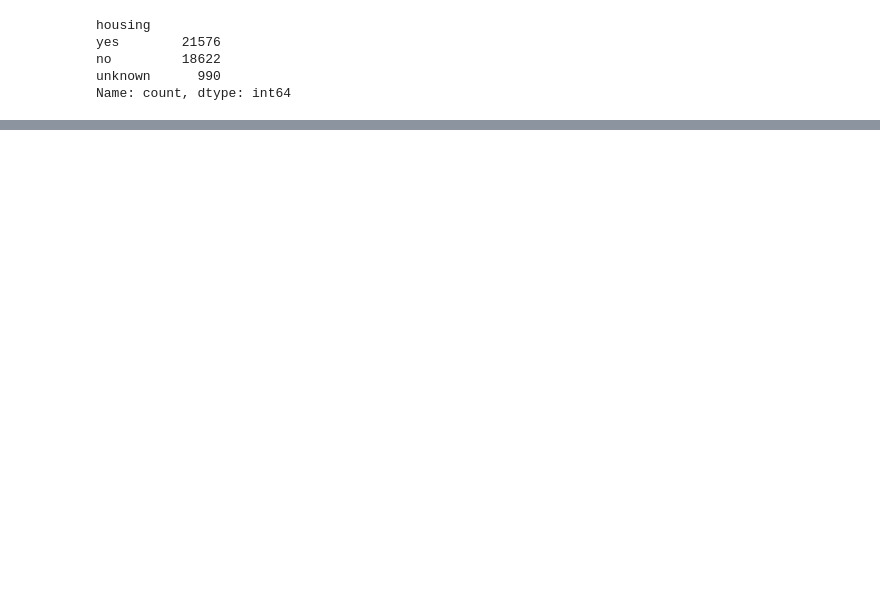
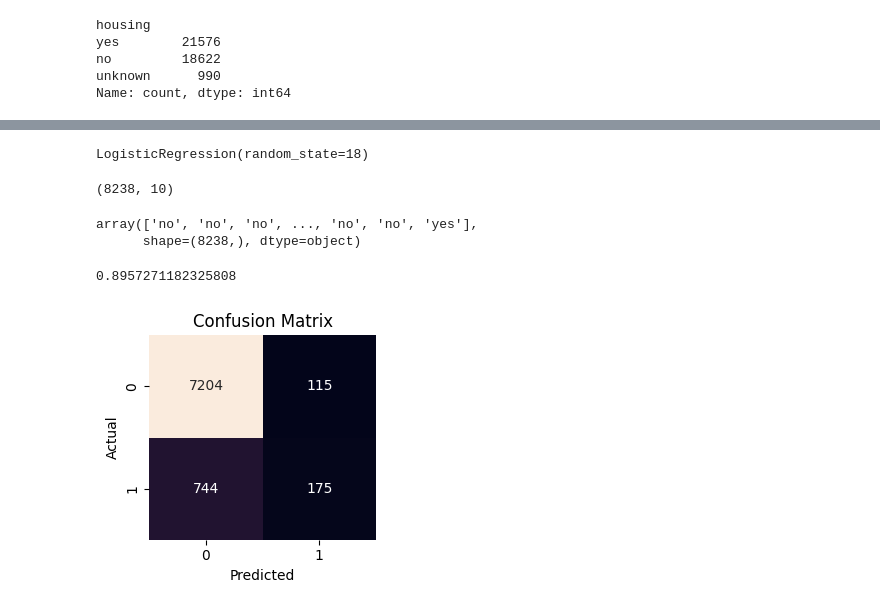
Before and after one commit to Antonio27M/ML-web-app-using-Streamlit, a Jupyter notebook: src/01-logistic-regression.ipynb, the cells around one changed output, grey strips where cells are left out. Saved outputs shown, nothing was run; the diff lists cells and outputs as text; code cells hidden in the pictures; blank space fills up the shorter version.

Commit message:
actualizacion

```diff
--- a/src/01-logistic-regression.ipynb
+++ b/src/01-logistic-regression.ipynb
@@ -296,0 +305,9 @@ plt.show()
+# %%
+norm_scaler = StandardScaler()
+
+num_variables = ['age','duration', 'campaign', 'pdays', 'cons.conf.idx', 'euribor3m']
+
+norm_features = norm_scaler.fit_transform(df_drop[num_variables])
+
+df_norm = pd.DataFrame(norm_features, index=df.index, columns=num_variables)
+df_norm.head()
@@ -296,0 +321,12 @@ plt.show()
+# %%
+num_variables = ["age", "job_le", "marital_le", "education_le", "loan_le", "contact_le", "month_le", "campaign", "duration", "housing_le"]
+norm_features_x_train  = norm_scaler.fit_transform(X_train_cat_le[num_variables])
+norm_features_x_test = norm_scaler.fit_transform(X_test_cat_le[num_variables])
+
+X_train_cat_le_scaled = pd.DataFrame(norm_features_x_train,
+                       index=X_train_cat_le.index,
+                       columns=num_variables)
+X_test_cat_le_scaled = pd.DataFrame(norm_features_x_test,
+                       index=X_test_cat_le.index,
+                       columns=num_variables)
+X_test_cat_le_scaled.head()
@@ -296,0 +340,33 @@ plt.show()
+# %%
+model = LogisticRegression(random_state=18)
+model.fit(X_train_cat_le_scaled, y_train)
+# %% [output]
+LogisticRegression(random_state=18)
+# %%
+X_test_cat_le_scaled.shape
+# %% [output]
+(8238, 10)
+# %%
+y_pred = model.predict(X_test_cat_le_scaled)
+y_pred
+# %% [output]
+array(['no', 'no', 'no', ..., 'no', 'no', 'yes'],
+      shape=(8238,), dtype=object)
+# %%
+model_accuracy = accuracy_score(y_test, y_pred)
+model_accuracy
+# %% [output]
+0.8957271182325808
+# %%
+df_banco = confusion_matrix(y_test, y_pred)
+df_cm = pd.DataFrame(df_banco)
+plt.figure(figsize=(3, 3))
+sns.heatmap(df_cm, annot=True, fmt="d", cbar=False)
+plt.xlabel('Predicted')
+plt.ylabel('Actual')
+plt.title('Confusion Matrix')
+
+plt.tight_layout()
+plt.show()
+# %% [output]
+[figure, added]
```
Also changed, not shown: parts of 31 cells of this notebook, 2 other files.
